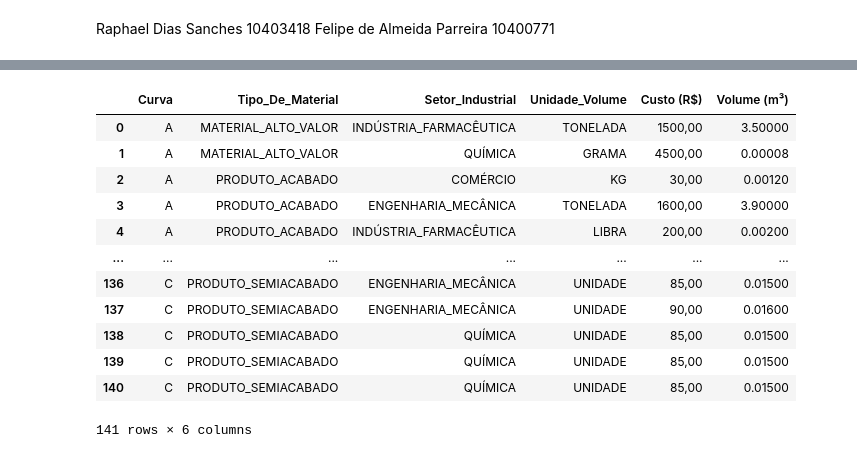
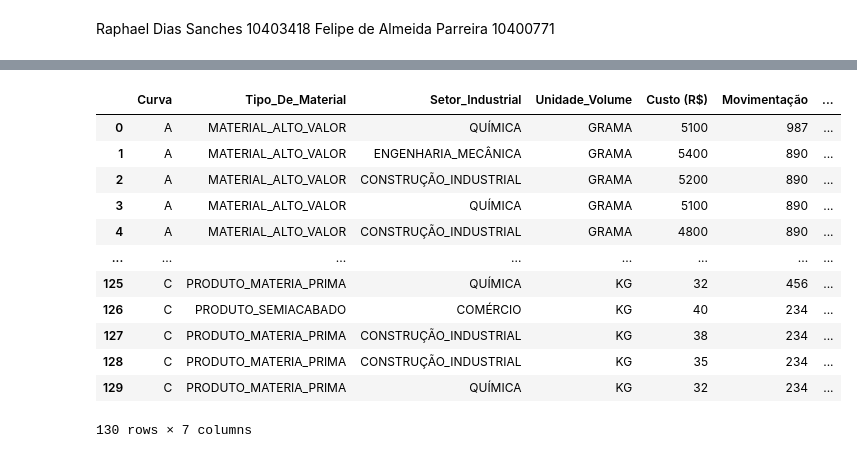
Before and after one commit to sanchesprogramer/Ciencia-de-dados, a Jupyter notebook: Gráfico de dispersão.ipynb, the cells around one changed output, grey strips where cells are left out. Saved outputs shown, nothing was run; the diff lists cells and outputs as text; code cells hidden in the pictures.

```diff
--- a/Gráfico de dispersão.ipynb
+++ b/Gráfico de dispersão.ipynb
@@ -4,6 +4,7 @@
 Raphael Dias Sanches 10403418
 Felipe de Almeida Parreira 10400771
 # %%
+!pip install dtreeviz
 from sklearn.datasets import load_iris
 from sklearn import tree
 import graphviz
@@ -20,7 +21,7 @@ from sklearn import datasets
 from matplotlib import pyplot as plt
 import numpy as np
 
-curva_abc = pd.read_csv('https://raw.githubusercontent.com/sanchesprogramer/Ciencia-de-dados/main/trab10.csv', encoding='UTF-8', sep=';')
-curva_abc = curva_abc [['Curva','Tipo_De_Material','Setor_Industrial','Unidade_Volume','Custo (R$)','Volume (m³)']]
+curva_abc = pd.read_csv('https://raw.githubusercontent.com/sanchesprogramer/Ciencia-de-dados/main/trab11.csv', encoding='UTF-8', sep=';')
+curva_abc = curva_abc [['Curva','Tipo_De_Material','Setor_Industrial','Unidade_Volume', 'Custo (R$)','Movimentação','Movimentação X Custo']]
 display(curva_abc)
 # %% [output]
@@ -27,13 +45,13 @@ display(curva_abc)
-|  | Curva | Tipo_De_Material | Setor_Industrial | Unidade_Volume | Custo (R$) | Volume (m³) |
-| 0 | A | MATERIAL_ALTO_VALOR | INDÚSTRIA_FARMACÊUTICA | TONELADA | 1500,00 | 3.50000 |
-| 1 | A | MATERIAL_ALTO_VALOR | QUÍMICA | GRAMA | 4500,00 | 0.00008 |
-| 2 | A | PRODUTO_ACABADO | COMÉRCIO | KG | 30,00 | 0.00120 |
-| 3 | A | PRODUTO_ACABADO | ENGENHARIA_MECÂNICA | TONELADA | 1600,00 | 3.90000 |
-| 4 | A | PRODUTO_ACABADO | INDÚSTRIA_FARMACÊUTICA | LIBRA | 200,00 | 0.00200 |
-| ... | ... | ... | ... | ... | ... | ... |
-| 136 | C | PRODUTO_SEMIACABADO | ENGENHARIA_MECÂNICA | UNIDADE | 85,00 | 0.01500 |
-| 137 | C | PRODUTO_SEMIACABADO | ENGENHARIA_MECÂNICA | UNIDADE | 90,00 | 0.01600 |
-| 138 | C | PRODUTO_SEMIACABADO | QUÍMICA | UNIDADE | 85,00 | 0.01500 |
-| 139 | C | PRODUTO_SEMIACABADO | QUÍMICA | UNIDADE | 85,00 | 0.01500 |
-| 140 | C | PRODUTO_SEMIACABADO | QUÍMICA | UNIDADE | 85,00 | 0.01500 |
+|  | Curva | Tipo_De_Material | Setor_Industrial | Unidade_Volume | Custo (R$) | Movimentação | ... |
+| 0 | A | MATERIAL_ALTO_VALOR | QUÍMICA | GRAMA | 5100 | 987 | ... |
+| 1 | A | MATERIAL_ALTO_VALOR | ENGENHARIA_MECÂNICA | GRAMA | 5400 | 890 | ... |
+| 2 | A | MATERIAL_ALTO_VALOR | CONSTRUÇÃO_INDUSTRIAL | GRAMA | 5200 | 890 | ... |
+| 3 | A | MATERIAL_ALTO_VALOR | QUÍMICA | GRAMA | 5100 | 890 | ... |
+| 4 | A | MATERIAL_ALTO_VALOR | CONSTRUÇÃO_INDUSTRIAL | GRAMA | 4800 | 890 | ... |
+| ... | ... | ... | ... | ... | ... | ... | ... |
+| 125 | C | PRODUTO_MATERIA_PRIMA | QUÍMICA | KG | 32 | 456 | ... |
+| 126 | C | PRODUTO_SEMIACABADO | COMÉRCIO | KG | 40 | 234 | ... |
+| 127 | C | PRODUTO_MATERIA_PRIMA | CONSTRUÇÃO_INDUSTRIAL | KG | 38 | 234 | ... |
+| 128 | C | PRODUTO_MATERIA_PRIMA | CONSTRUÇÃO_INDUSTRIAL | KG | 35 | 234 | ... |
+| 129 | C | PRODUTO_MATERIA_PRIMA | QUÍMICA | KG | 32 | 234 | ... |
-141 rows × 6 columns
+130 rows × 7 columns
```
Also changed, not shown: parts of 3 cells of this notebook.
